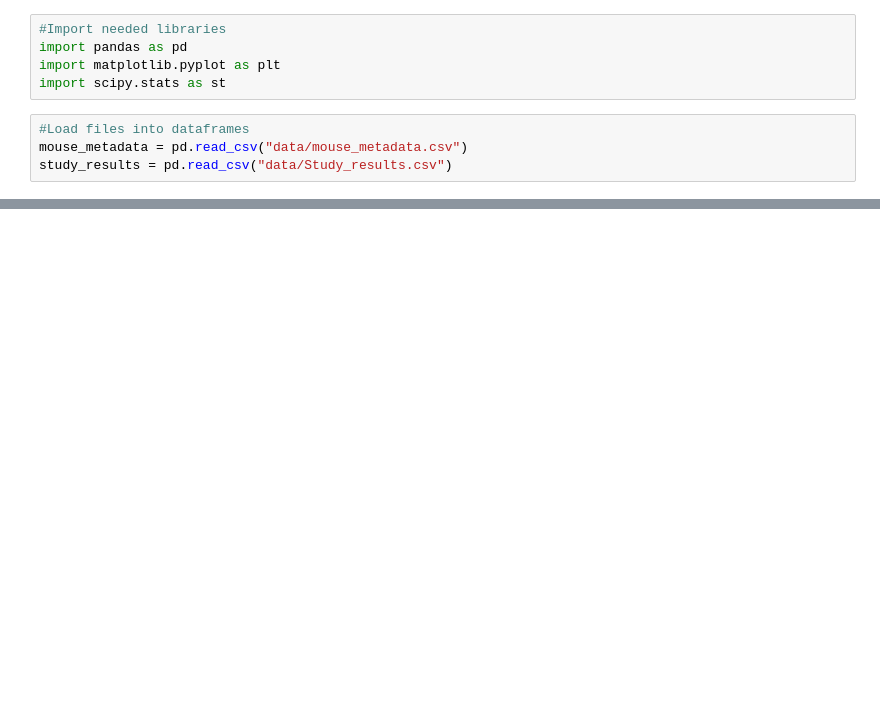
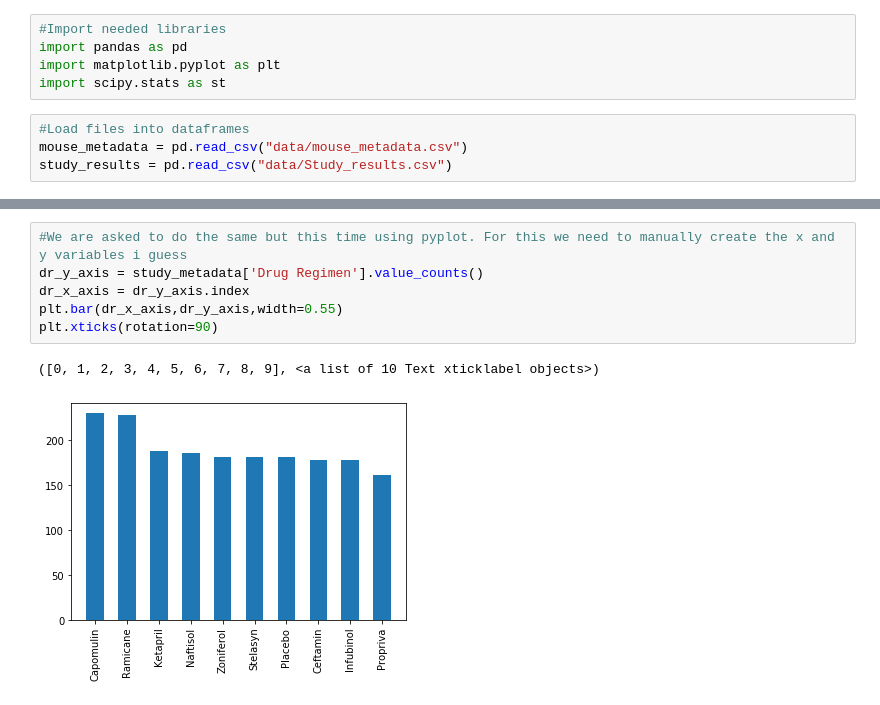
Before and after one commit to wonderbug2020/matplotlib-challenge, a Jupyter notebook: main1.ipynb, the cells around one changed output, grey strips where cells are left out. Saved outputs shown, nothing was run; the diff lists cells and outputs as text; blank space fills up the shorter version.

```diff
--- a/main1.ipynb
+++ b/main1.ipynb
@@ -39,0 +36,9 @@ memory usage: 133.1+ KB
+# %%
+#We are asked to do the same but this time using pyplot. For this we need to manually create the x and y variables i guess
+dr_y_axis = study_metadata['Drug Regimen'].value_counts()
+dr_x_axis = dr_y_axis.index
+plt.bar(dr_x_axis,dr_y_axis,width=0.55)
+plt.xticks(rotation=90)
+# %% [output]
+([0, 1, 2, 3, 4, 5, 6, 7, 8, 9], <a list of 10 Text xticklabel objects>)
+[figure, added]
```
Also changed, not shown: parts of 8 cells of this notebook.
